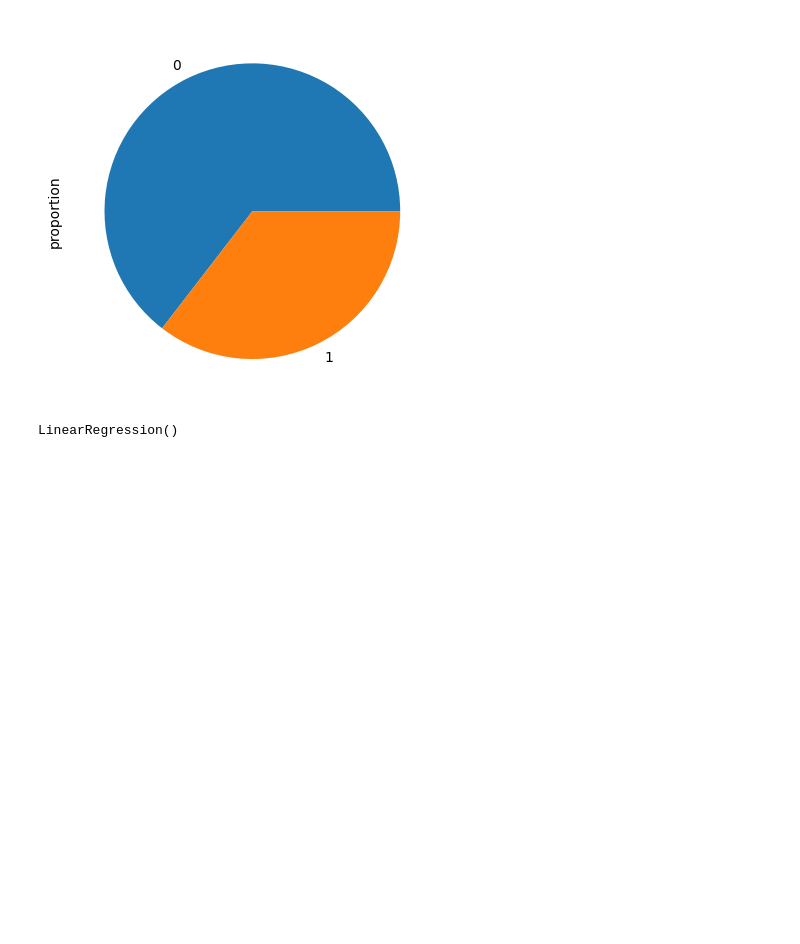
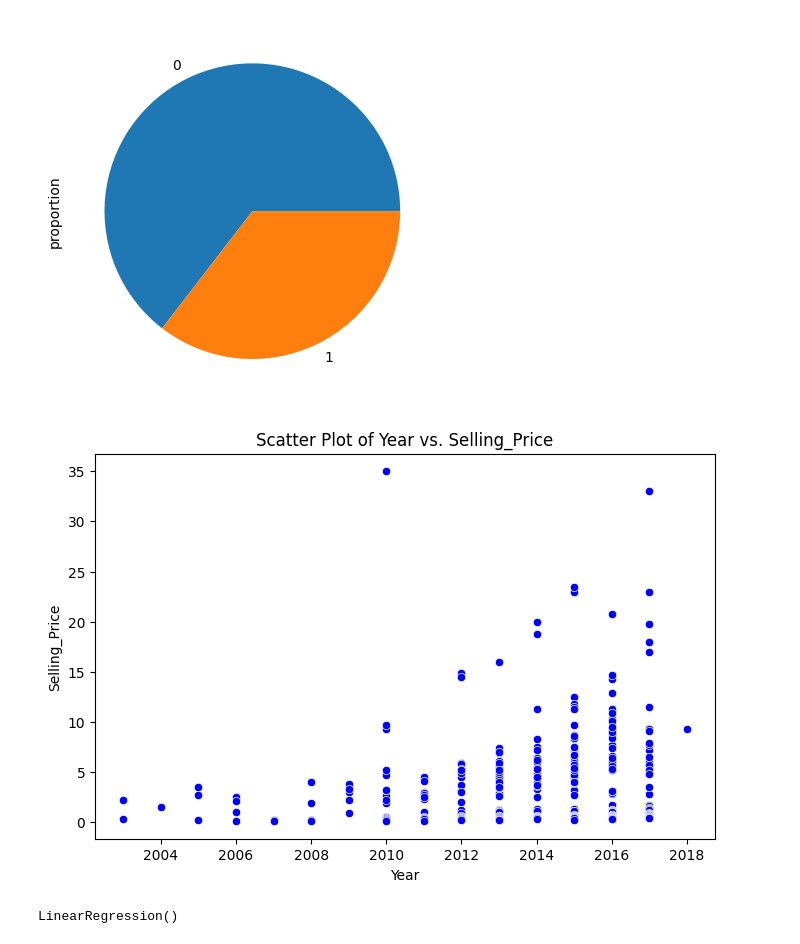
Before and after one commit to 5H1V1M/CodeAlpha-Data-Science-Task-1, a Jupyter notebook: Car_Price_Prediction(Task).ipynb, the cells around one changed output. Cells and saved outputs as stored; diff of their text form; code cells hidden in the pictures; blank space fills up the shorter version.

```diff
--- a/Car_Price_Prediction(Task).ipynb
+++ b/Car_Price_Prediction(Task).ipynb
@@ -194,6 +194,16 @@ df['Selling_type'].value_counts(normalize = True).plot(kind = 'pie')
 # %% [output]
 <Axes: ylabel='proportion'>
 [figure]
+# %%
+plt.figure(figsize=(8,5))
+sns.scatterplot(x = df['Year'], y = df['Selling_Price'], color='blue')
+plt.xlabel('Year')
+plt.ylabel('Selling_Price')
+plt.title('Scatter Plot of Year vs. Selling_Price')
+
+plt.show()
+# %% [output]
+[figure, added]
 # %%
 model = LinearRegression()
 model.fit(x_train, y_train)
```
Also changed, not shown: parts of 4 cells of this notebook.
